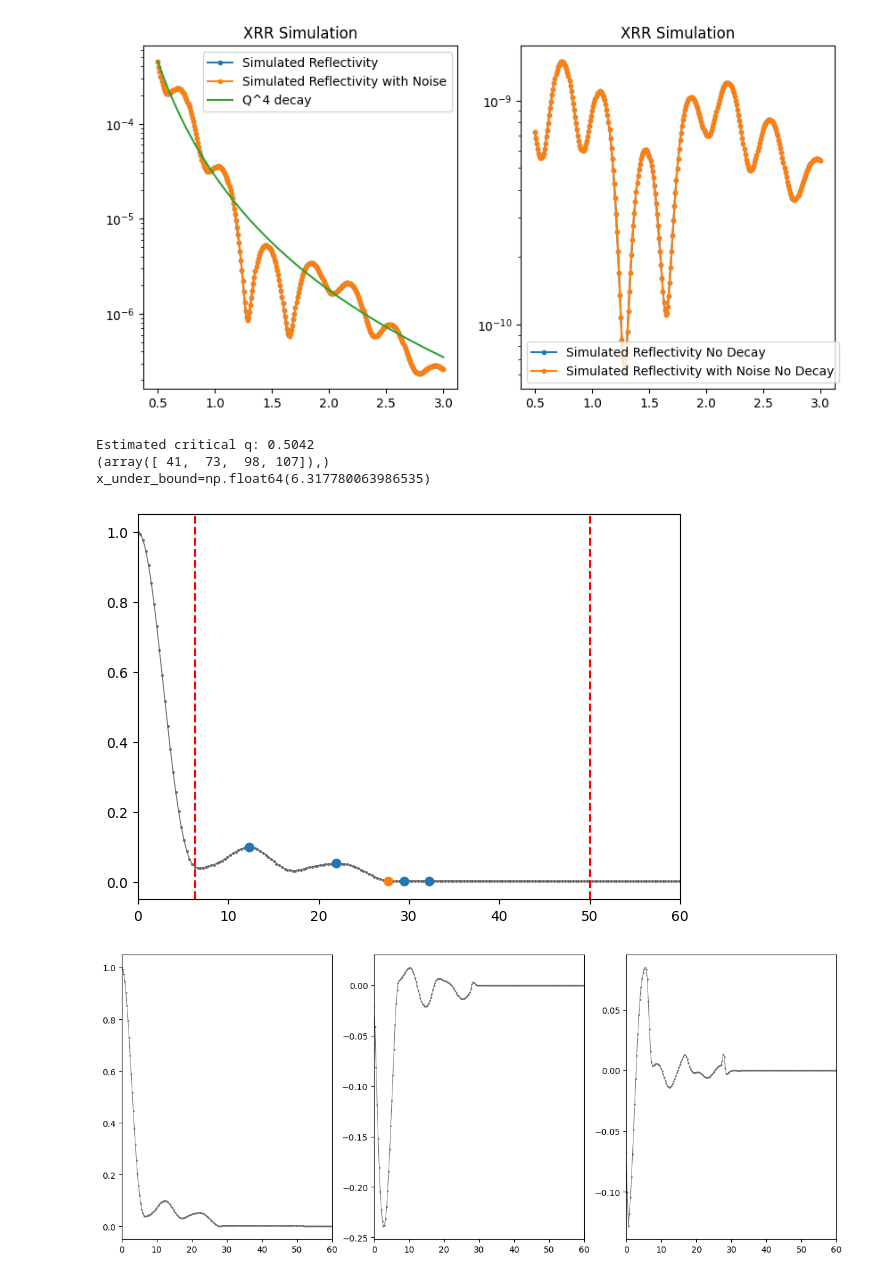
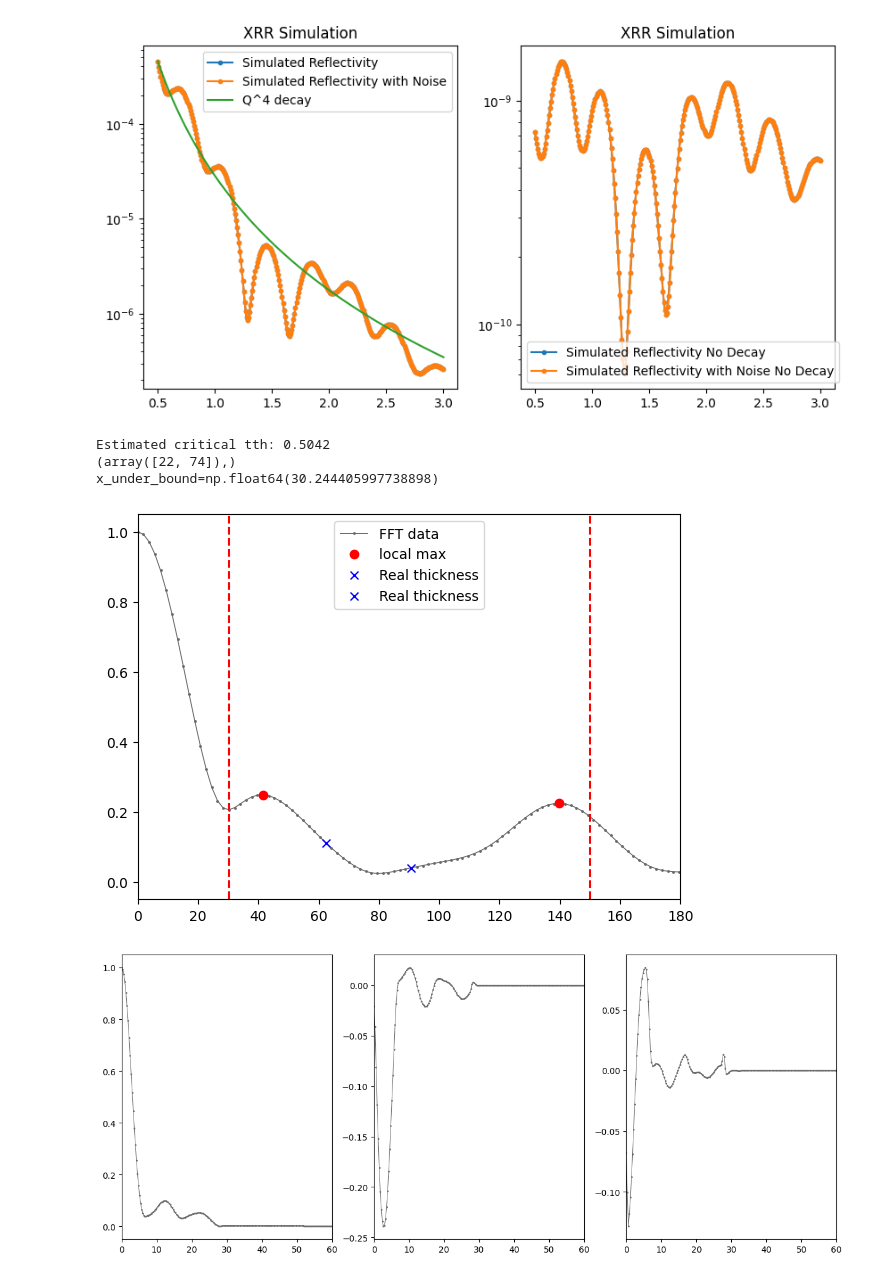
Before and after one commit to SJB7777/ReflectoLearn, a Jupyter notebook: notebooks/fitting.ipynb, the cells around one changed output. Saved outputs shown, nothing was run; the diff lists cells and outputs as text; code cells hidden in the pictures.

Commit message:
mul 2pi to fft to get real thickness

```diff
--- a/notebooks/fitting.ipynb
+++ b/notebooks/fitting.ipynb
@@ -91,45 +94,50 @@ real_thicknesses = [90.21278851511329, 61.43756028098444]
 # %%
-# Find Peak
 from scipy.signal import argrelmax
 
-x_upper_bound = 50
+x_upper_bound = 150
 
-crit_q = estimate_thc(tth, R_noise)
-print(f"Estimated critical q: {crit_q:.4f}")
+crit_tth = estimate_thc(tth, R_noise)
+print(f"Estimated critical tth: {crit_tth:.4f}")
 
 # FFT
 dat = np.stack([tth, R_noise], axis=1)
-xproc, yproc = preprocess_xrr(dat, crit_q)
+xproc, yproc = preprocess_xrr(dat, crit_tth)
 x_fft, y_fft = xrr_fft(xproc, yproc, window=2, n=10000)
+x_fft = 2 * np.pi * x_fft
 y_fft_norm = y_fft / y_fft[0]
 
+# Find Peaks
 idx_local_max = argrelmax(y_fft_norm[x_fft < x_upper_bound])
 # idx_local_max, props = find_peaks(y_fft_norm[x_fft < x_upper_bound], prominence=0.01, width=2)
 # idx_local_max = find_soft_peaks(x_fft[x_fft < x_upper_bound], y_fft_norm[x_fft < x_upper_bound], slope_thresh=1)
 print(idx_local_max)
 
 y_diff = np.diff(y_fft_norm)
 
 # First increasing index
 under_bound_index = np.where((y_diff >= -0.01) & (x_fft[1:] > 2))[0][0] + 1
 x_under_bound = x_fft[under_bound_index]
 print(f"{x_under_bound=}")
 upper_bound_index = np.where(x_fft > x_upper_bound)[0][0]
 
 fig, axs = plt.subplots(1, 1, sharex=True, figsize=(7, 5))
 axs.plot(x_fft, y_fft_norm, "o-", ms=1, lw=0.7, color="dimgrey", label="FFT data")
-axs.plot(x_fft[idx_local_max], y_fft_norm[idx_local_max], "o", label="local max")
+axs.plot(x_fft[idx_local_max], y_fft_norm[idx_local_max], "o", color="red", label="local max")
 for real_thickness in real_thicknesses:
-    axs.plot(x_fft[np.abs(x_fft - real_thickness).argmin()], y_fft_norm[np.abs(x_fft - real_thickness).argmin()], "o", label="local max")
+    axs.plot(x_fft[np.abs(x_fft - real_thickness).argmin()],
+        y_fft_norm[np.abs(x_fft - real_thickness).argmin()],
+        "x", color="b", label="Real thickness")
 axs.axvline(x=x_fft[under_bound_index], color='r', linestyle='--')
 axs.axvline(x=x_upper_bound, color='r', linestyle='--')
 axs.set_xlim(0, x_upper_bound*1.2)
+
+plt.legend()
 plt.show()
 # %% [output]
-Estimated critical q: 0.5042
-(array([ 41,  73,  98, 107]),)
-x_under_bound=np.float64(6.317780063986535)
+Estimated critical tth: 0.5042
+(array([22, 74]),)
+x_under_bound=np.float64(30.244405997738898)
-[figure, old version]
+[figure, new version]
 # %%
 dydx = np.gradient(y_fft_norm, x_fft)
 # 2차 도함수 (곡률)
```
Also changed, not shown: parts of 1 cell of this notebook, 1 other file.
